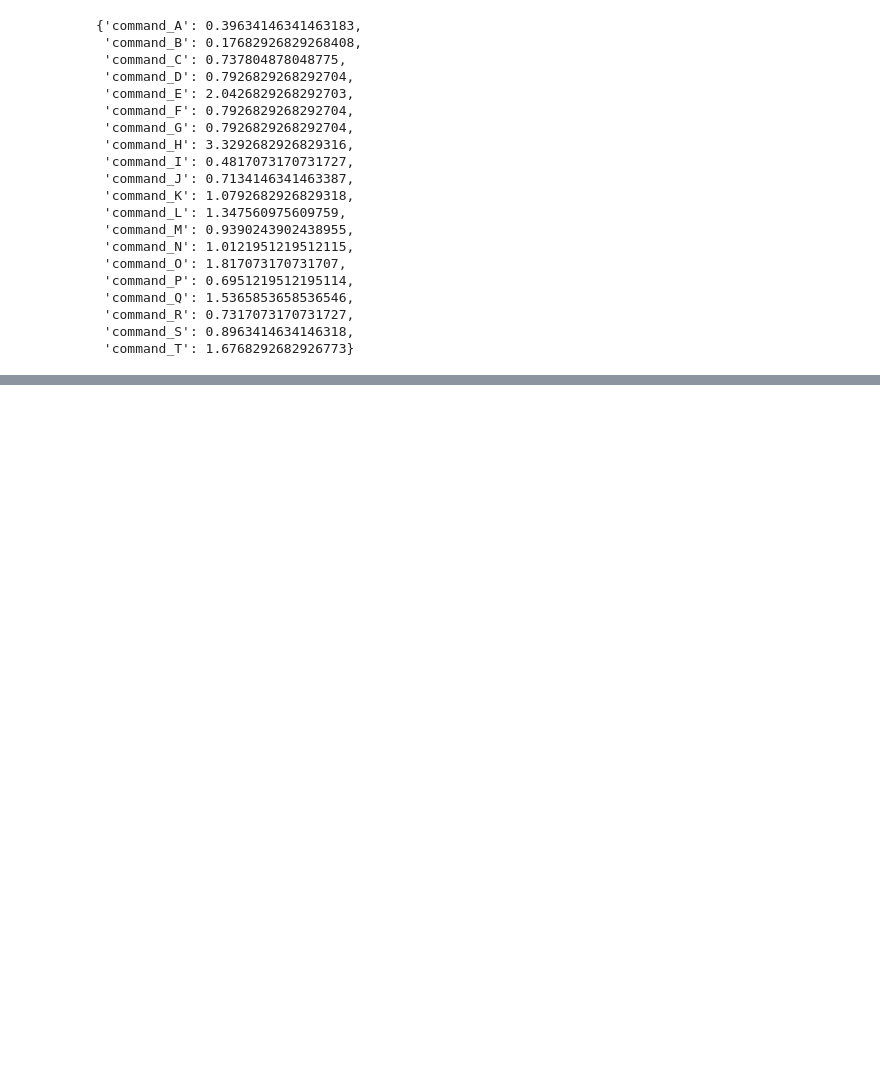
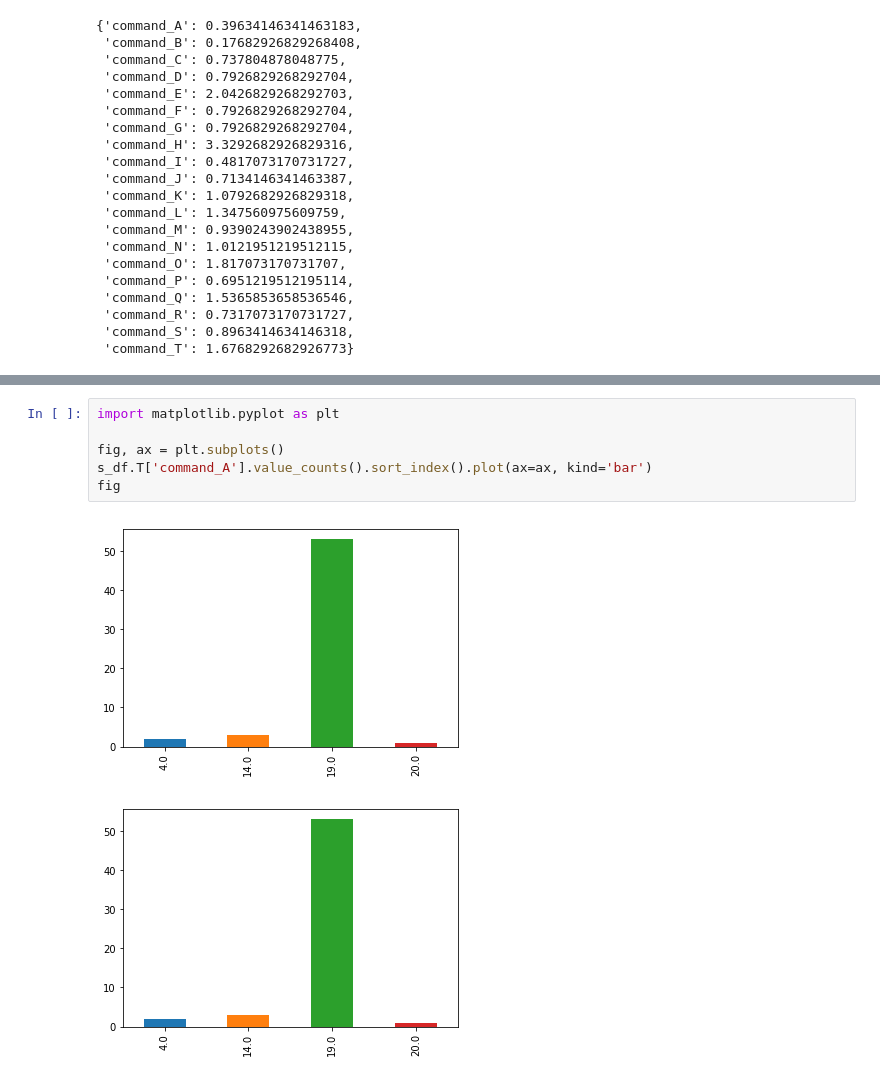
Before and after one commit to ieshaw/Dynamic_Manning, a Jupyter notebook: Code/Metrics_and_Match_Template.ipynb, the cells around one changed output, grey strips where cells are left out. Saved outputs shown, nothing was run; the diff lists cells and outputs as text; blank space fills up the shorter version.

```diff
--- a/Code/Metrics_and_Match_Template.ipynb
+++ b/Code/Metrics_and_Match_Template.ipynb
@@ -230,0 +305,9 @@ widget
+# %%
+import matplotlib.pyplot as plt
+
+fig, ax = plt.subplots()
+s_df.T['command_A'].value_counts().sort_index().plot(ax=ax, kind='bar')
+fig
+# %% [output]
+[figure, added]
+[figure, added]
```
Also changed, not shown: parts of 15 cells of this notebook, 2 other files.
